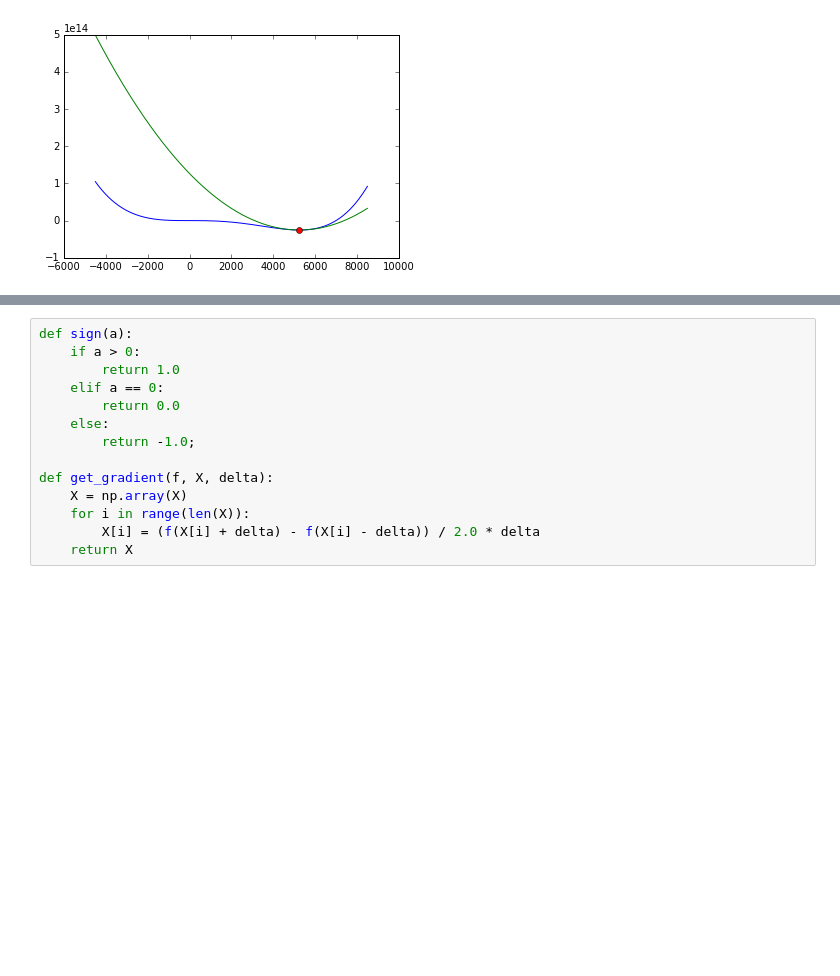
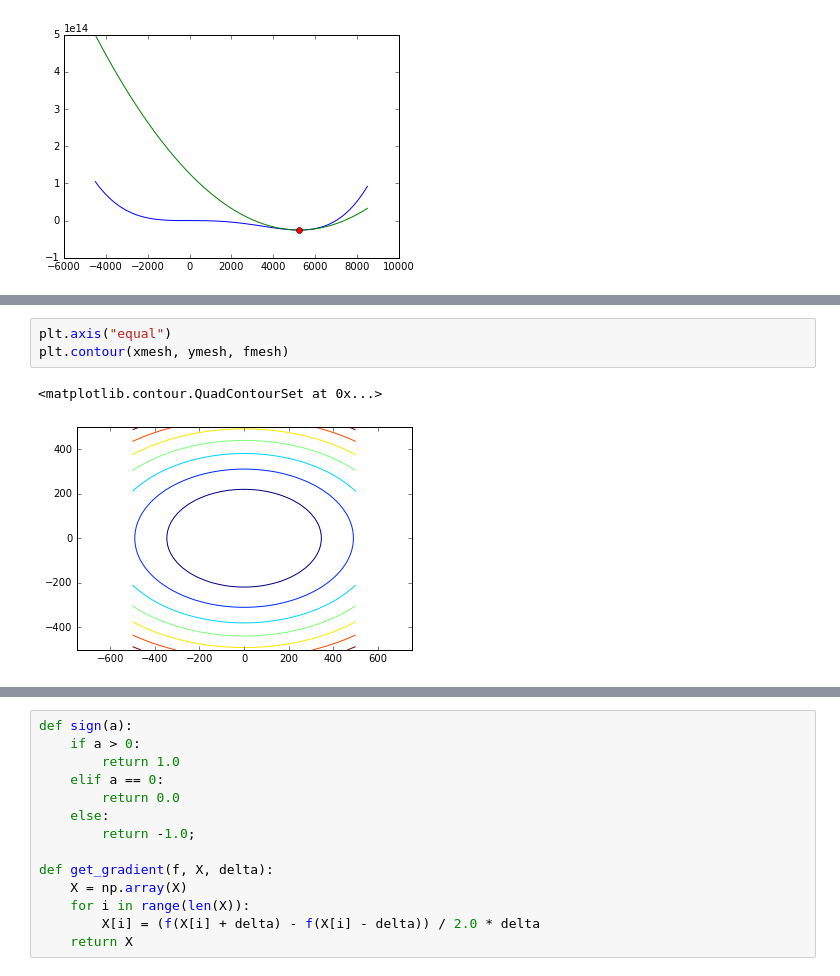
Before and after one commit to heolin/math_optimizations, a Jupyter notebook: Optimizations.ipynb, the cells around one changed output, grey strips where cells are left out. Cells and saved outputs as stored; diff of their text form; blank space fills up the shorter version.

```diff
--- a/Optimizations.ipynb
+++ b/Optimizations.ipynb
@@ -435,0 +505,6 @@ $$x^{(k+1)} = x^{(k)} - \frac{x^{(k)}-x^{(k-1)}}{f'(x^{(k)})-f'(x^{(k-1)})}f'(x^
+# %%
+plt.axis("equal")
+plt.contour(xmesh, ymesh, fmesh)
+# %% [output]
+<matplotlib.contour.QuadContourSet at 0x...>
+[figure, added]
```
Also changed, not shown: parts of 13 cells of this notebook.
